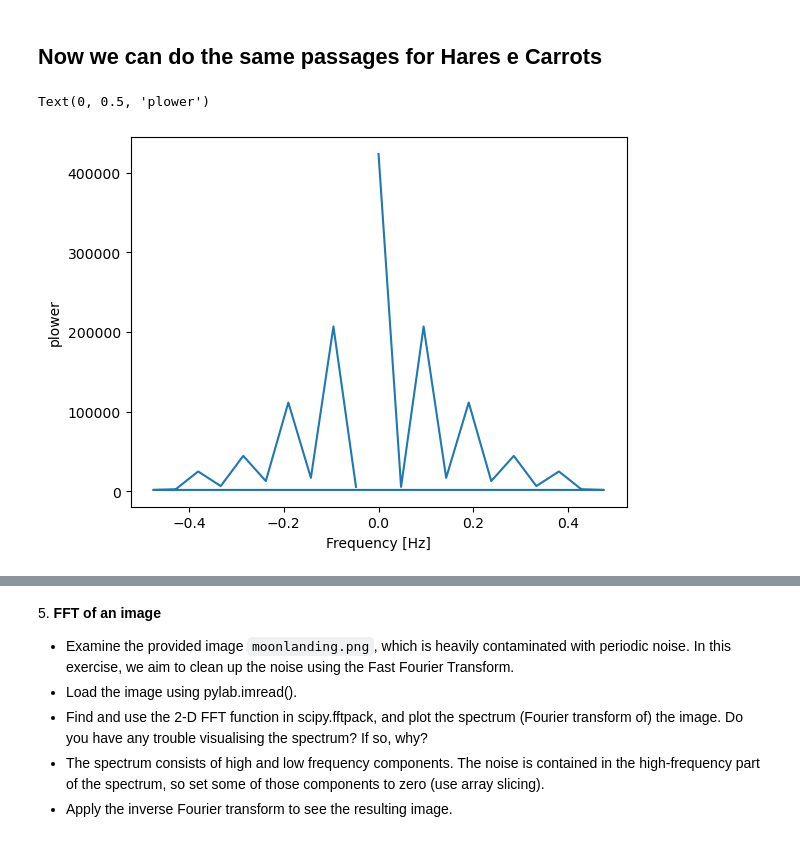
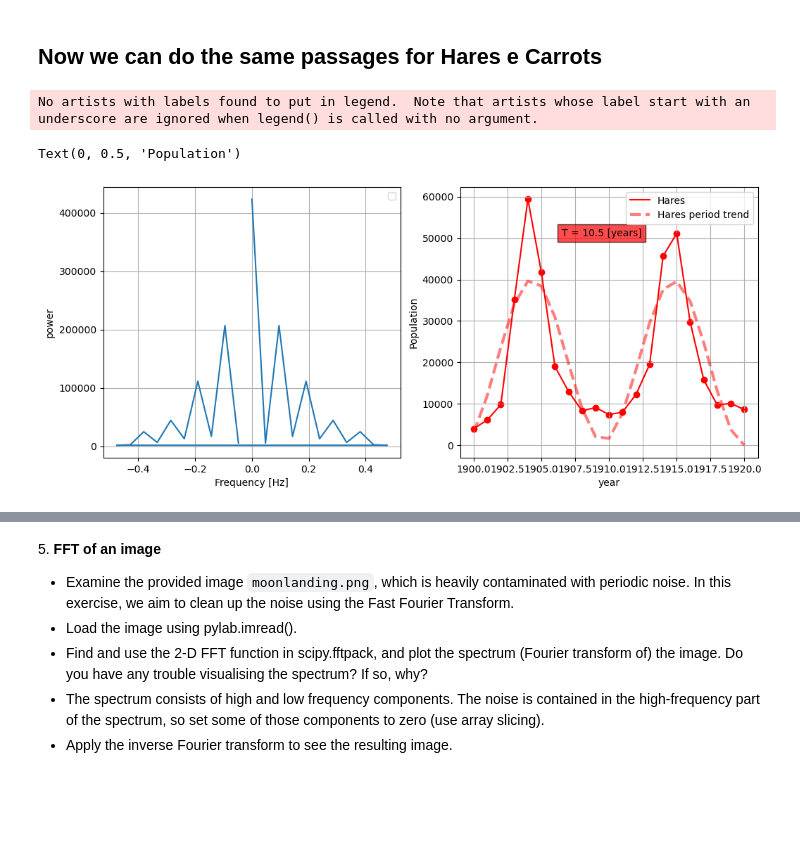
Before and after one commit to vepe99/LaboratoryOfComputationalPhysics_Y5, a Jupyter notebook: 09ex_Algorithms.ipynb, the cells around one changed output, grey strips where cells are left out. Saved outputs shown, nothing was run; the diff lists cells and outputs as text; code cells hidden in the pictures; blank space fills up the shorter version.

```diff
--- a/09ex_Algorithms.ipynb
+++ b/09ex_Algorithms.ipynb
@@ -273,15 +274,35 @@ T = 10.5 [years]
 # %% [markdown]
 ## Now we can do the same passages for Hares e Carrots
-# %%
-#Hares
-hares_fft = fftpack.fft(hares)
-power=np.abs(hares_fft)
-sample_freq_hares = fftpack.fftfreq(hares.size, d=1)
-
-fig, (ax1, ax2) = plt.subfigures()
-plt.plot(sample_freq_hares, power)
-plt.xlabel('Frequency [Hz]')
-plt.ylabel('plower')
-# %% [output]
-Text(0, 0.5, 'plower')
-[figure, removed]
+# %%
+#Hares
+hares_fft = fftpack.fft(hares)
+power=np.abs(hares_fft)
+sample_freq_hares = fftpack.fftfreq(hares.size, d=1)
+
+pos_mask = np.where(sample_freq_hares > 0)
+freq_hares = sample_freq_hares[pos_mask]
+peak_freq_hares = freq_hares[power[pos_mask].argmax()]
+
+high_freq_fft_hares = hares_fft.copy()
+high_freq_fft_hares[np.abs(sample_freq_hares) > peak_freq_hares]=0
+filtered_hares = fftpack.ifft(high_freq_fft_hares)
+
+fig, (ax1, ax2) = plt.subplots(1,2, figsize=(12,5))
+ax1.plot(sample_freq_hares, power)
+ax1.grid()
+ax1.legend()
+ax1.set_xlabel('Frequency [Hz]')
+ax1.set_ylabel('power')
+
+ax2.scatter(year, hares, c='r')
+ax2.plot(year, hares, 'r', label='Hares')
+ax2.plot(year, filtered_hares,'--r', linewidth=3, label='Hares period trend', alpha=0.5)
+ax2.text(1906.5, 50500, f'T = {1/peak_freq_hares} [years]', bbox=dict(facecolor='r', alpha=0.7))
+ax2.grid()
+ax2.legend()
+ax2.set_xlabel('year')
+ax2.set_ylabel('Population')
+# %% [output]
+No artists with labels found to put in legend.  Note that artists whose label start with an underscore are ignored when legend() is called with no argument.
+Text(0, 0.5, 'Population')
+[figure, added]
```
Also changed, not shown: parts of 4 cells of this notebook.
